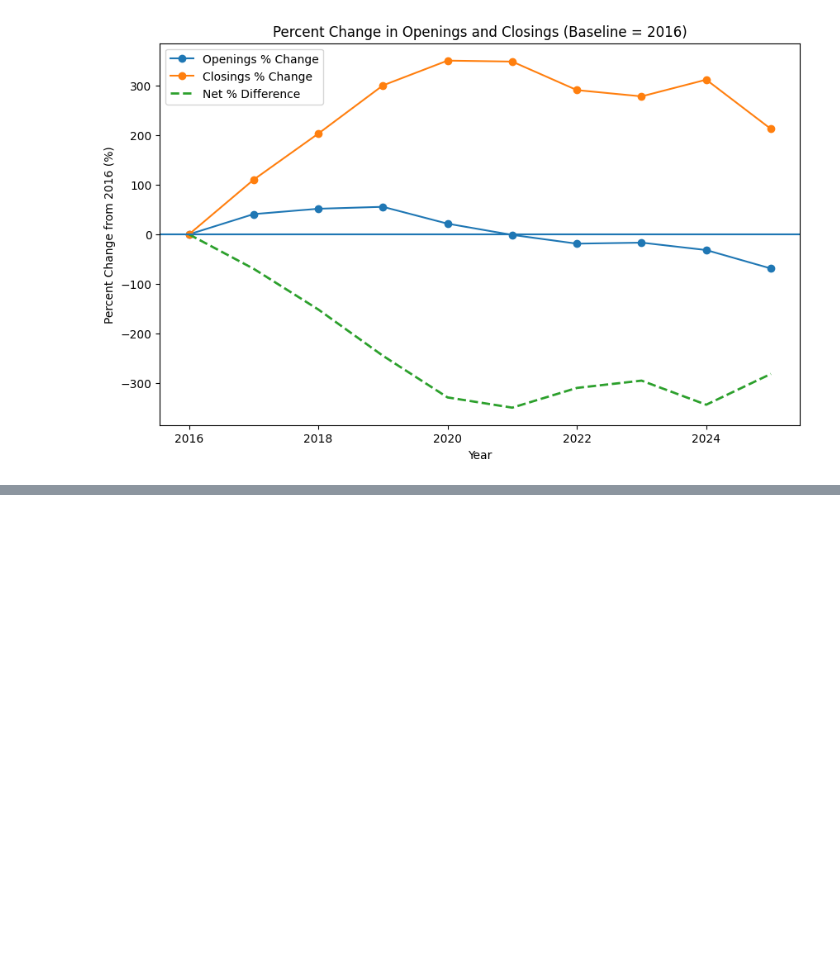
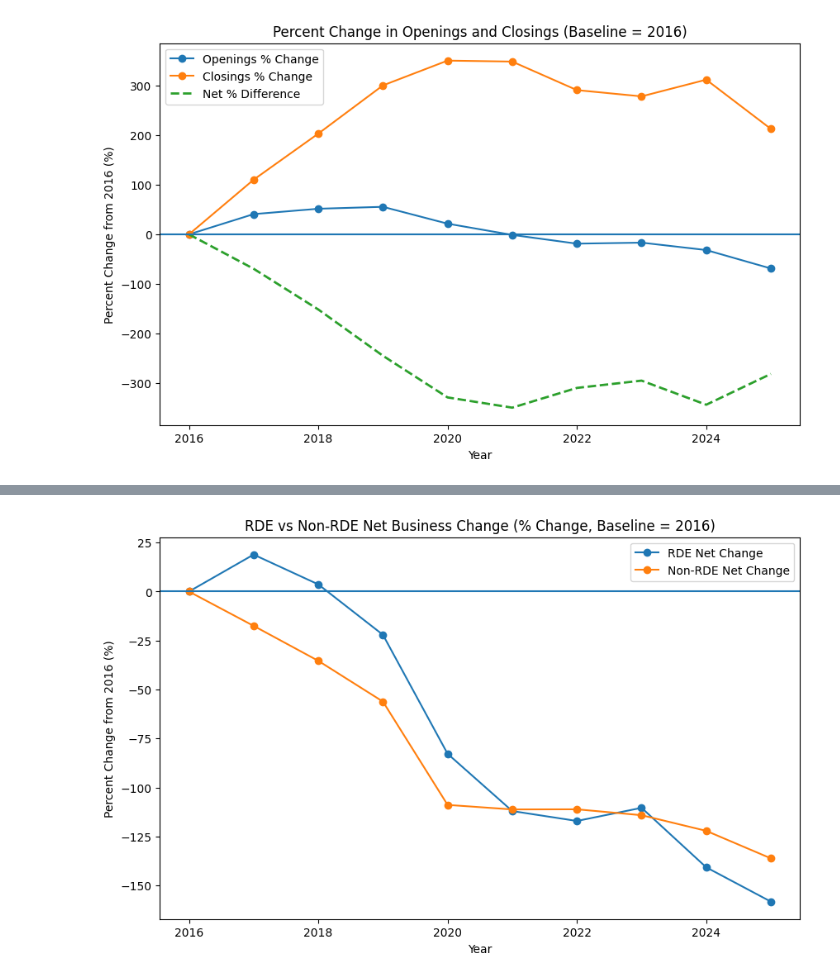
Before and after one commit to miaflynn/CYPLAN255-Final-Project, a Jupyter notebook: 03b_visualizations_businesstype_RDE.ipynb, the cells around one changed output, grey strips where cells are left out. Cells and saved outputs as stored; diff of their text form; code cells hidden in the pictures; blank space fills up the shorter version.

```diff
--- a/03b_visualizations_businesstype_RDE.ipynb
+++ b/03b_visualizations_businesstype_RDE.ipynb
@@ -264,0 +432,42 @@ plt.show()
+# %%
+# RDE
+rde_openings = df_filtered_start.groupby('open_year').size()
+rde_closings = df_filtered_end.groupby('close_year').size()
+
+# Non-RDE
+non_rde_openings = df_filtered_start_non_rde.groupby('open_year').size()
+non_rde_closings = df_filtered_end_non_rde.groupby('close_year').size()
+# %%
+compare_net = pd.DataFrame({
+    'rde_openings': rde_openings,
+    'rde_closings': rde_closings,
+    'non_rde_openings': non_rde_openings,
+    'non_rde_closings': non_rde_closings
+}).fillna(0)
+
+compare_net = compare_net.sort_index()
+compare_net = compare_net[(compare_net.index >= 2016) & (compare_net.index < 2026)]
+# %%
+compare_net['rde_net'] = compare_net['rde_openings'] - compare_net['rde_closings']
+compare_net['non_rde_net'] = compare_net['non_rde_openings'] - compare_net['non_rde_closings']
+# %%
+baseline_rde = compare_net.loc[2016, 'rde_net']
+baseline_non_rde = compare_net.loc[2016, 'non_rde_net']
+
+compare_net['rde_net_pct_change'] = ((compare_net['rde_net'] - baseline_rde) / abs(baseline_rde)) * 100
+compare_net['non_rde_net_pct_change'] = ((compare_net['non_rde_net'] - baseline_non_rde) / abs(baseline_non_rde)) * 100
+# %%
+plt.figure(figsize=(10, 6))
+
+plt.plot(compare_net.index, compare_net['rde_net_pct_change'], marker='o', label='RDE Net Change')
+plt.plot(compare_net.index, compare_net['non_rde_net_pct_change'], marker='o', label='Non-RDE Net Change')
+
+plt.axhline(0)
+plt.xlabel('Year')
+plt.ylabel('Percent Change from 2016 (%)')
+plt.title('RDE vs Non-RDE Net Business Change (% Change, Baseline = 2016)')
+plt.legend()
+
+plt.show()
+# %% [output]
+[figure, added]
```
Also changed, not shown: parts of 10 cells of this notebook.
